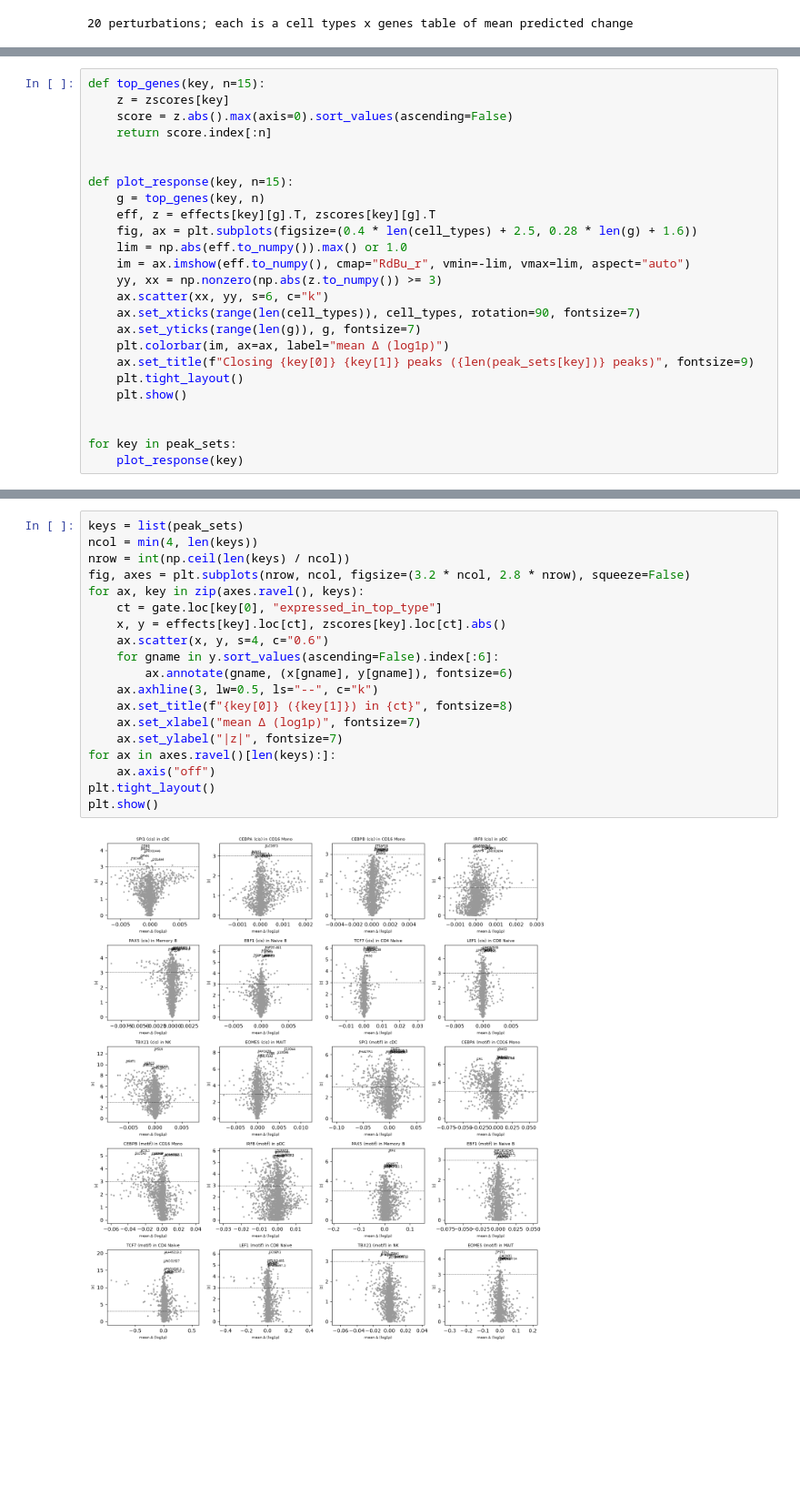
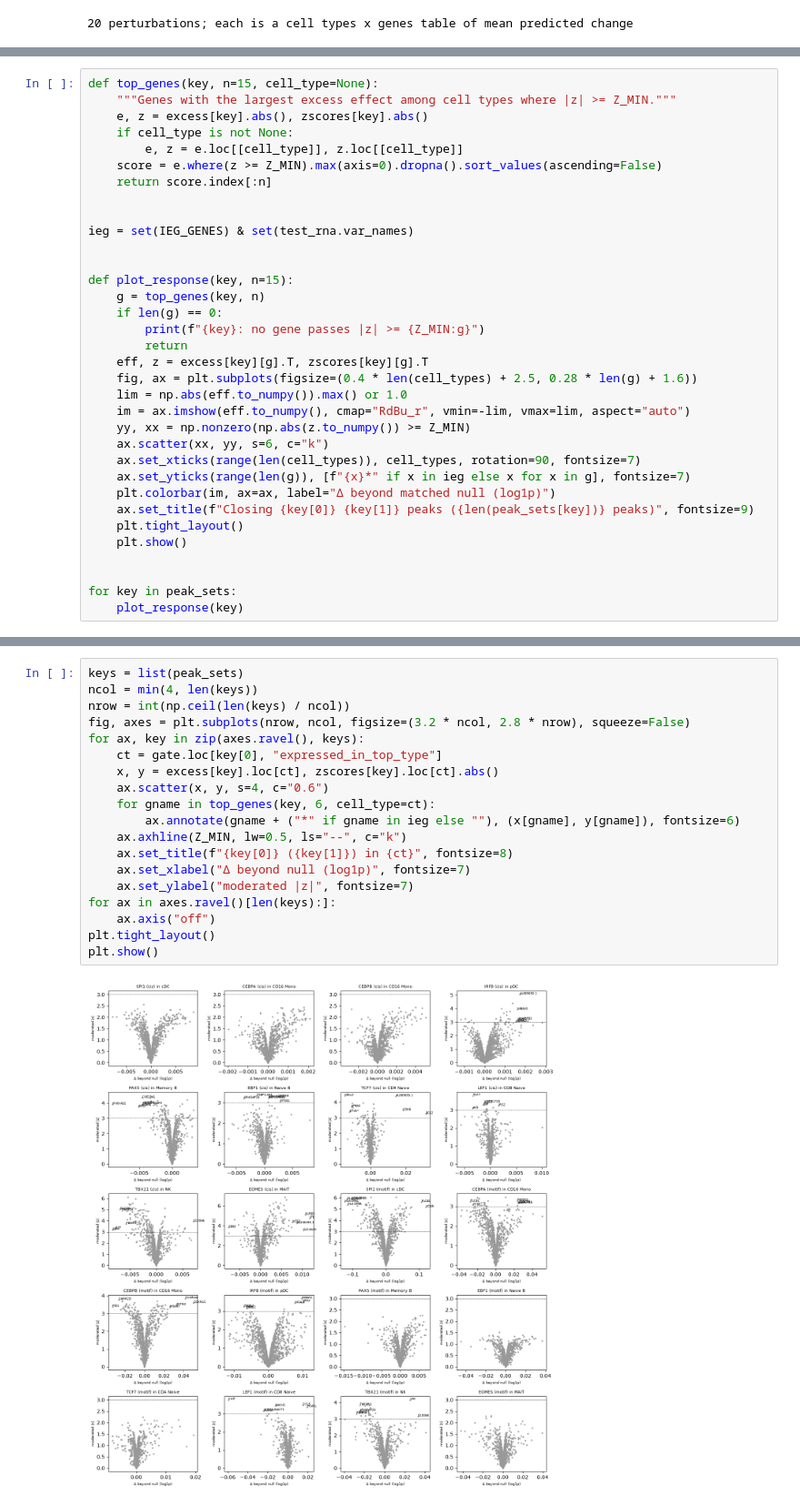
Before and after one commit to Ashford-A/UniVI, a Jupyter notebook: docs/tutorials/experimental/tf_perturbation_multiome.ipynb, the cells around one changed output, grey strips where cells are left out. Shown at 91% size. Saved outputs shown, nothing was run; the diff lists cells and outputs as text; blank space fills up the shorter version.

```diff
--- a/docs/tutorials/experimental/tf_perturbation_multiome.ipynb
+++ b/docs/tutorials/experimental/tf_perturbation_multiome.ipynb
@@ -643,21 +736,30 @@ predicted change of the top genes in every cell type. Genes are the rows; dots m
 # %%
-def top_genes(key, n=15):
-    z = zscores[key]
-    score = z.abs().max(axis=0).sort_values(ascending=False)
+def top_genes(key, n=15, cell_type=None):
+    """Genes with the largest excess effect among cell types where |z| >= Z_MIN."""
+    e, z = excess[key].abs(), zscores[key].abs()
+    if cell_type is not None:
+        e, z = e.loc[[cell_type]], z.loc[[cell_type]]
+    score = e.where(z >= Z_MIN).max(axis=0).dropna().sort_values(ascending=False)
     return score.index[:n]
+
+
+ieg = set(IEG_GENES) & set(test_rna.var_names)
 
 
 def plot_response(key, n=15):
     g = top_genes(key, n)
-    eff, z = effects[key][g].T, zscores[key][g].T
+    if len(g) == 0:
+        print(f"{key}: no gene passes |z| >= {Z_MIN:g}")
+        return
+    eff, z = excess[key][g].T, zscores[key][g].T
     fig, ax = plt.subplots(figsize=(0.4 * len(cell_types) + 2.5, 0.28 * len(g) + 1.6))
     lim = np.abs(eff.to_numpy()).max() or 1.0
     im = ax.imshow(eff.to_numpy(), cmap="RdBu_r", vmin=-lim, vmax=lim, aspect="auto")
-    yy, xx = np.nonzero(np.abs(z.to_numpy()) >= 3)
+    yy, xx = np.nonzero(np.abs(z.to_numpy()) >= Z_MIN)
     ax.scatter(xx, yy, s=6, c="k")
     ax.set_xticks(range(len(cell_types)), cell_types, rotation=90, fontsize=7)
-    ax.set_yticks(range(len(g)), g, fontsize=7)
-    plt.colorbar(im, ax=ax, label="mean Δ (log1p)")
+    ax.set_yticks(range(len(g)), [f"{x}*" if x in ieg else x for x in g], fontsize=7)
+    plt.colorbar(im, ax=ax, label="Δ beyond matched null (log1p)")
     ax.set_title(f"Closing {key[0]} {key[1]} peaks ({len(peak_sets[key])} peaks)", fontsize=9)
     plt.tight_layout()
     plt.show()
@@ -687,22 +789,22 @@ against |z|. Genes in the top right or top left are both large and unusual relat
 # %%
 keys = list(peak_sets)
 ncol = min(4, len(keys))
 nrow = int(np.ceil(len(keys) / ncol))
 fig, axes = plt.subplots(nrow, ncol, figsize=(3.2 * ncol, 2.8 * nrow), squeeze=False)
 for ax, key in zip(axes.ravel(), keys):
     ct = gate.loc[key[0], "expressed_in_top_type"]
-    x, y = effects[key].loc[ct], zscores[key].loc[ct].abs()
+    x, y = excess[key].loc[ct], zscores[key].loc[ct].abs()
     ax.scatter(x, y, s=4, c="0.6")
-    for gname in y.sort_values(ascending=False).index[:6]:
-        ax.annotate(gname, (x[gname], y[gname]), fontsize=6)
-    ax.axhline(3, lw=0.5, ls="--", c="k")
+    for gname in top_genes(key, 6, cell_type=ct):
+        ax.annotate(gname + ("*" if gname in ieg else ""), (x[gname], y[gname]), fontsize=6)
+    ax.axhline(Z_MIN, lw=0.5, ls="--", c="k")
     ax.set_title(f"{key[0]} ({key[1]}) in {ct}", fontsize=8)
-    ax.set_xlabel("mean Δ (log1p)", fontsize=7)
-    ax.set_ylabel("|z|", fontsize=7)
+    ax.set_xlabel("Δ beyond null (log1p)", fontsize=7)
+    ax.set_ylabel("moderated |z|", fontsize=7)
 for ax in axes.ravel()[len(keys):]:
     ax.axis("off")
 plt.tight_layout()
 plt.show()
 # %% [output]
-[figure, old version]
+[figure, new version]
 # %% [markdown]
```
Also changed, not shown: parts of 50 cells of this notebook, 35 other files.
